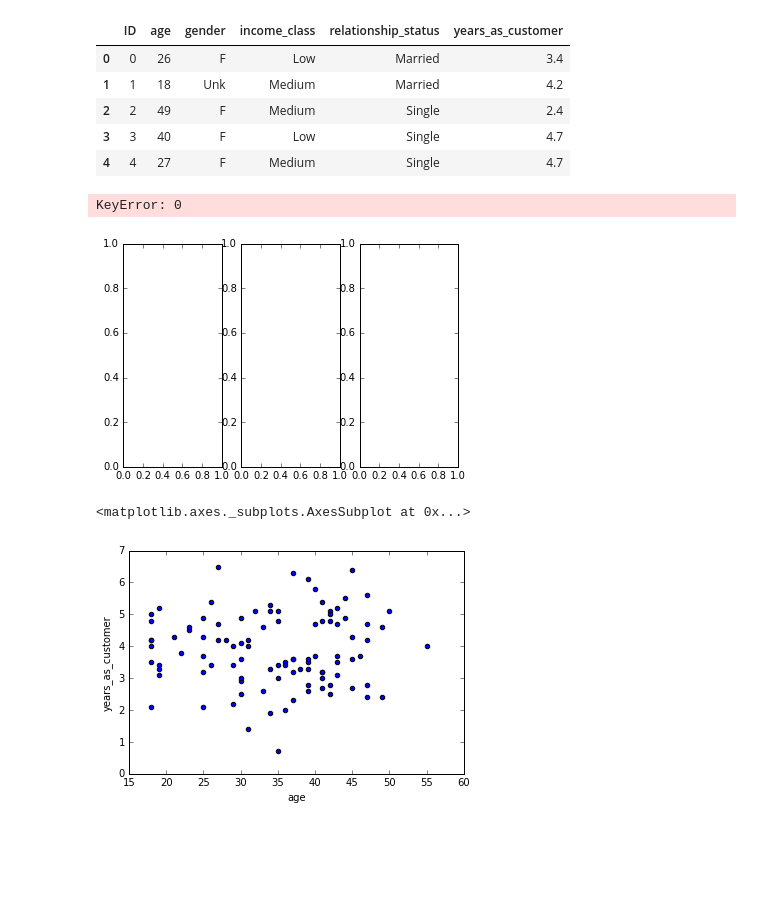
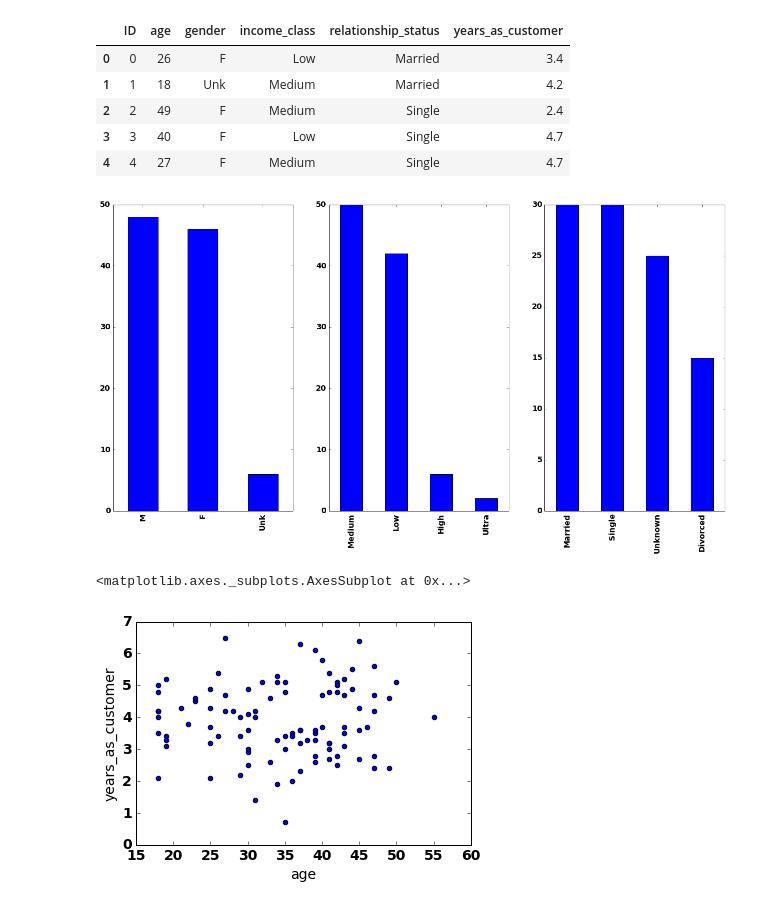
Before and after one commit to noodlefrenzy/generate_ml_data, a Jupyter notebook: Data Analysis.ipynb, the cells around one changed output. Cells and saved outputs as stored; diff of their text form; code cells hidden in the pictures; blank space fills up the shorter version.

```diff
--- a/Data Analysis.ipynb
+++ b/Data Analysis.ipynb
@@ -14,14 +14,14 @@ custs.head()
 | 3 | 3 | 40 | F | Low | Single | 4.7 |
 | 4 | 4 | 27 | F | Medium | Single | 4.7 |
 # %%
-fig, axs = plt.subplots(1,3)
-for idx, field in zip(['gender', 'income_class', 'relationship_status'], range(3)):
+plt.rc('font', **{'size'   : 14})
+fig, axs = plt.subplots(1,3,figsize=(20,10))
+for field, idx in zip(['gender', 'income_class', 'relationship_status'], range(3)):
     custs[field].value_counts().plot.bar(ax=axs[idx])
 # %% [output]
-KeyError: 0
-[figure, old version]
+[figure, new version]
 # %%
 custs.plot.scatter(x='age', y='years_as_customer')
 # %% [output]
 <matplotlib.axes._subplots.AxesSubplot at 0x...>
-[figure, old version]
+[figure, new version]
```
Also changed, not shown: 2 other files.
